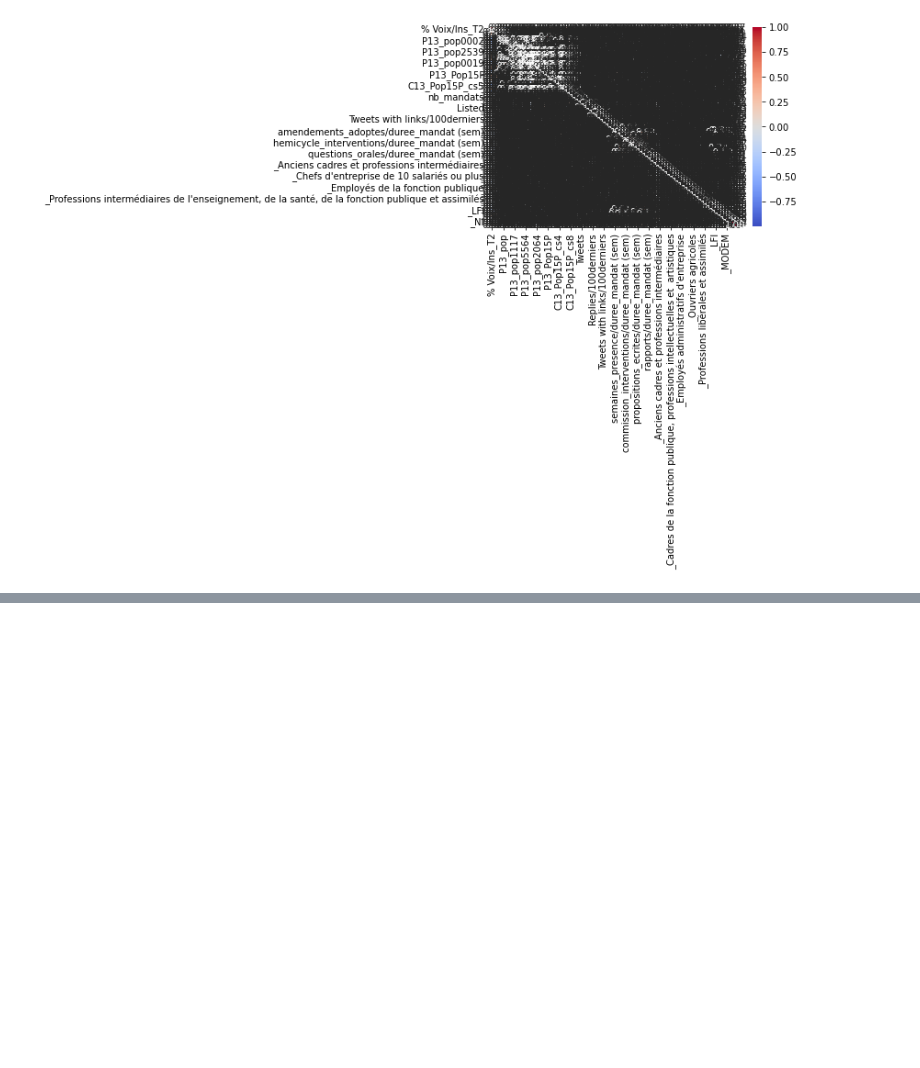
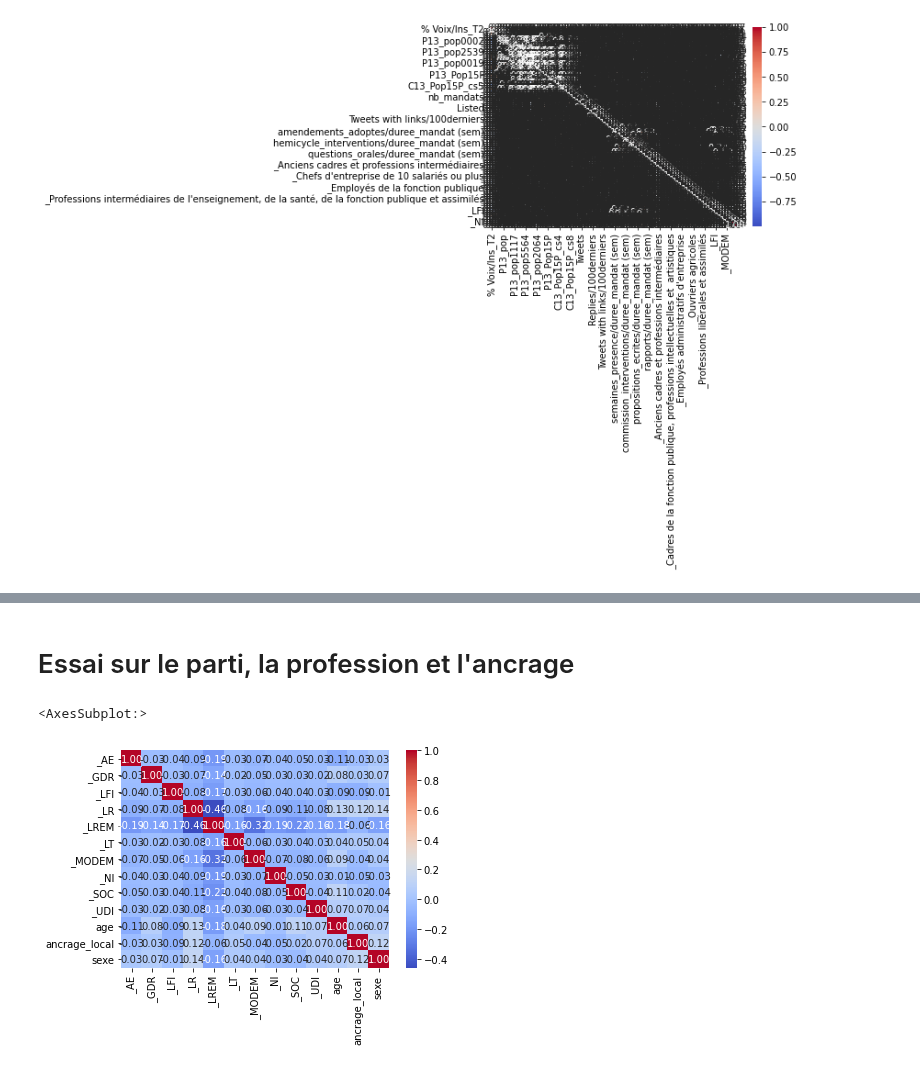
Before and after one commit to p-contamin/Prediction-de-l-activite-des-deputes-francais, a Jupyter notebook: 2. Data Viz/Graphiques de visualisation.ipynb, the cells around one changed output, grey strips where cells are left out. Cells and saved outputs as stored; diff of their text form; code cells hidden in the pictures; blank space fills up the shorter version.

```diff
--- a/2. Data Viz/Graphiques de visualisation.ipynb
+++ b/2. Data Viz/Graphiques de visualisation.ipynb
@@ -112,0 +132,19 @@ sns.heatmap(data_plus_petit.corr(), cmap='coolwarm', annot=True, fmt=".2f")
+# %% [markdown]
+# Essai sur le parti, la profession et l'ancrage
+# %%
+df1 = tab_final.loc[:,[
+ '_AE',
+ '_GDR',
+ '_LFI',
+ '_LR',
+ '_LREM',
+ '_LT',
+ '_MODEM',
+ '_NI',
+ '_SOC',
+ '_UDI', 'age', "ancrage_local", "sexe"]]
+
+sns.heatmap(df1.corr(), cmap='coolwarm', annot=True, fmt=".2f")
+# %% [output]
+<AxesSubplot:>
+[figure, added]
```
Also changed, not shown: parts of 9 cells of this notebook.
